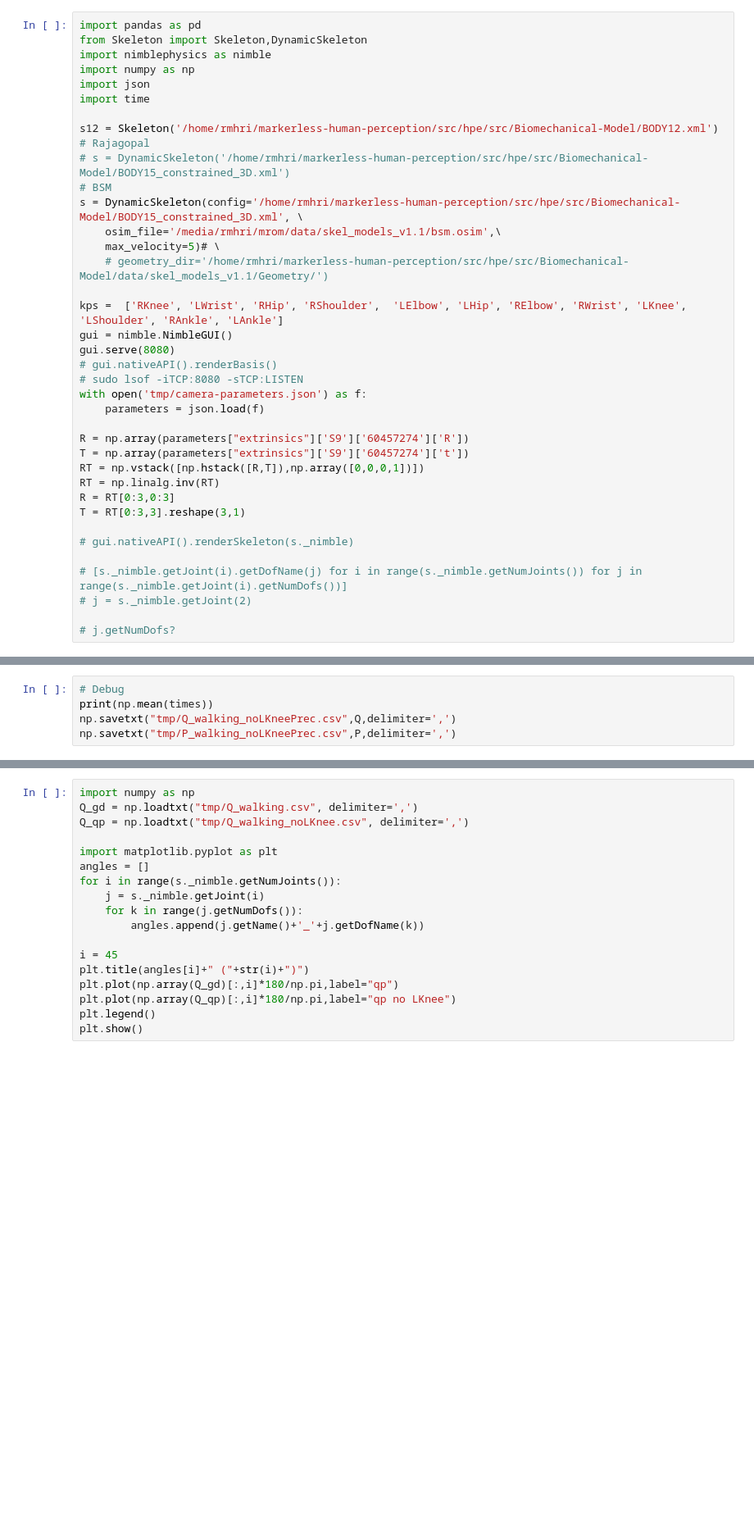
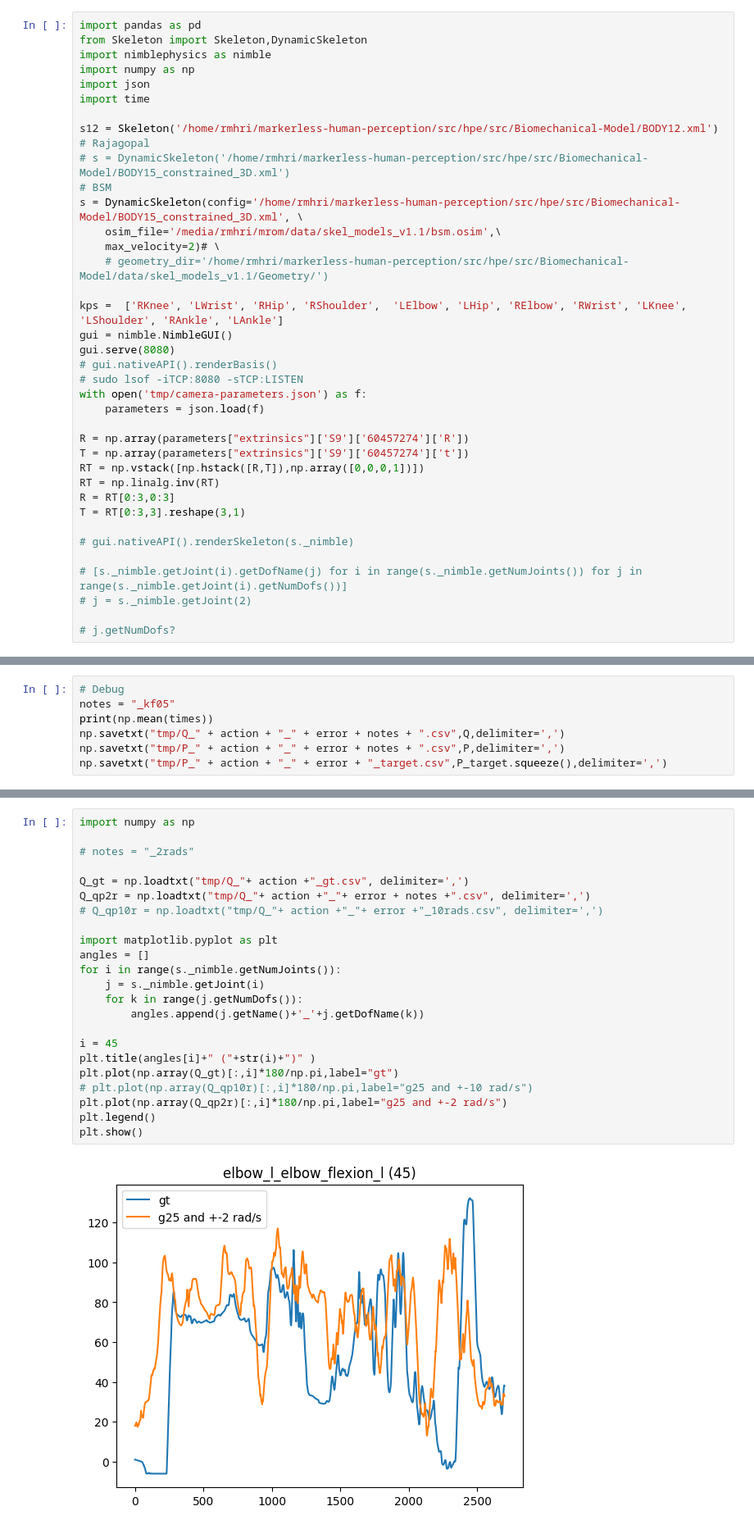
Before and after one commit to PARCO-LAB/COMETH, a Jupyter notebook: kinematic_example.ipynb, the cells around one changed output, grey strips where cells are left out. Shown at 82% size. Cells and saved outputs as stored; diff of their text form; blank space fills up the shorter version.

```diff
--- a/kinematic_example.ipynb
+++ b/kinematic_example.ipynb
@@ -12,7 +12,7 @@ s12 = Skeleton('/home/rmhri/markerless-human-perception/src/hpe/src/Biomechanica
 # BSM
 s = DynamicSkeleton(config='/home/rmhri/markerless-human-perception/src/hpe/src/Biomechanical-Model/BODY15_constrained_3D.xml', \
     osim_file='/media/rmhri/mrom/data/skel_models_v1.1/bsm.osim',\
-    max_velocity=5)# \
+    max_velocity=2)# \
     # geometry_dir='/home/rmhri/markerless-human-perception/src/hpe/src/Biomechanical-Model/data/skel_models_v1.1/Geometry/')
 
 kps =  ['RKnee', 'LWrist', 'RHip', 'RShoulder',  'LElbow', 'LHip', 'RElbow', 'RWrist', 'LKnee', 'LShoulder', 'RAnkle', 'LAnkle']
@@ -129,6 +132,8 @@ print(np.mean(times))
 # %%
 # Debug
+notes = "_kf05"
 print(np.mean(times))
-np.savetxt("tmp/Q_walking_noLKneePrec.csv",Q,delimiter=',')
-np.savetxt("tmp/P_walking_noLKneePrec.csv",P,delimiter=',')
+np.savetxt("tmp/Q_" + action + "_" + error + notes + ".csv",Q,delimiter=',')
+np.savetxt("tmp/P_" + action + "_" + error + notes + ".csv",P,delimiter=',')
+np.savetxt("tmp/P_" + action + "_" + error + "_target.csv",P_target.squeeze(),delimiter=',')
 # %% [output]
@@ -136,20 +141,27 @@ np.savetxt("tmp/P_walking_noLKneePrec.csv",P,delimiter=',')
 # %%
 import numpy as np
-Q_gd = np.loadtxt("tmp/Q_walking.csv", delimiter=',')
-Q_qp = np.loadtxt("tmp/Q_walking_noLKnee.csv", delimiter=',')
+
+# notes = "_2rads"
+
+Q_gt = np.loadtxt("tmp/Q_"+ action +"_gt.csv", delimiter=',')
+Q_qp2r = np.loadtxt("tmp/Q_"+ action +"_"+ error + notes +".csv", delimiter=',')
+# Q_qp10r = np.loadtxt("tmp/Q_"+ action +"_"+ error +"_10rads.csv", delimiter=',')
 
 import matplotlib.pyplot as plt
 angles = []
 for i in range(s._nimble.getNumJoints()):
     j = s._nimble.getJoint(i)
     for k in range(j.getNumDofs()):
         angles.append(j.getName()+'_'+j.getDofName(k))
 
 i = 45
-plt.title(angles[i]+" ("+str(i)+")")
-plt.plot(np.array(Q_gd)[:,i]*180/np.pi,label="qp")
-plt.plot(np.array(Q_qp)[:,i]*180/np.pi,label="qp no LKnee")
+plt.title(angles[i]+" ("+str(i)+")" )
+plt.plot(np.array(Q_gt)[:,i]*180/np.pi,label="gt")
+# plt.plot(np.array(Q_qp10r)[:,i]*180/np.pi,label="g25 and +-10 rad/s")
+plt.plot(np.array(Q_qp2r)[:,i]*180/np.pi,label="g25 and +-2 rad/s")
 plt.legend()
 plt.show()
+# %% [output]
+[figure, added]
 # %%
 import numpy as np
```
Also changed, not shown: parts of 6 cells of this notebook, 3 other files.
